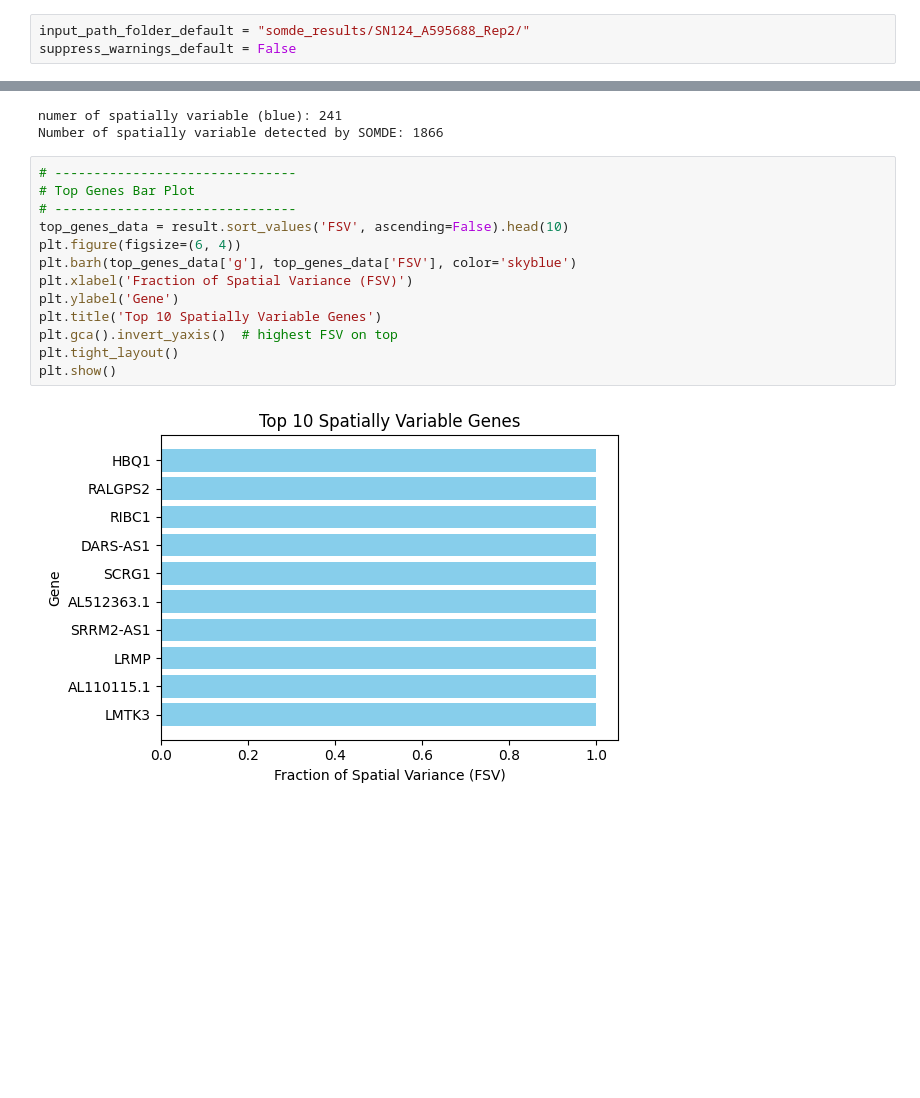
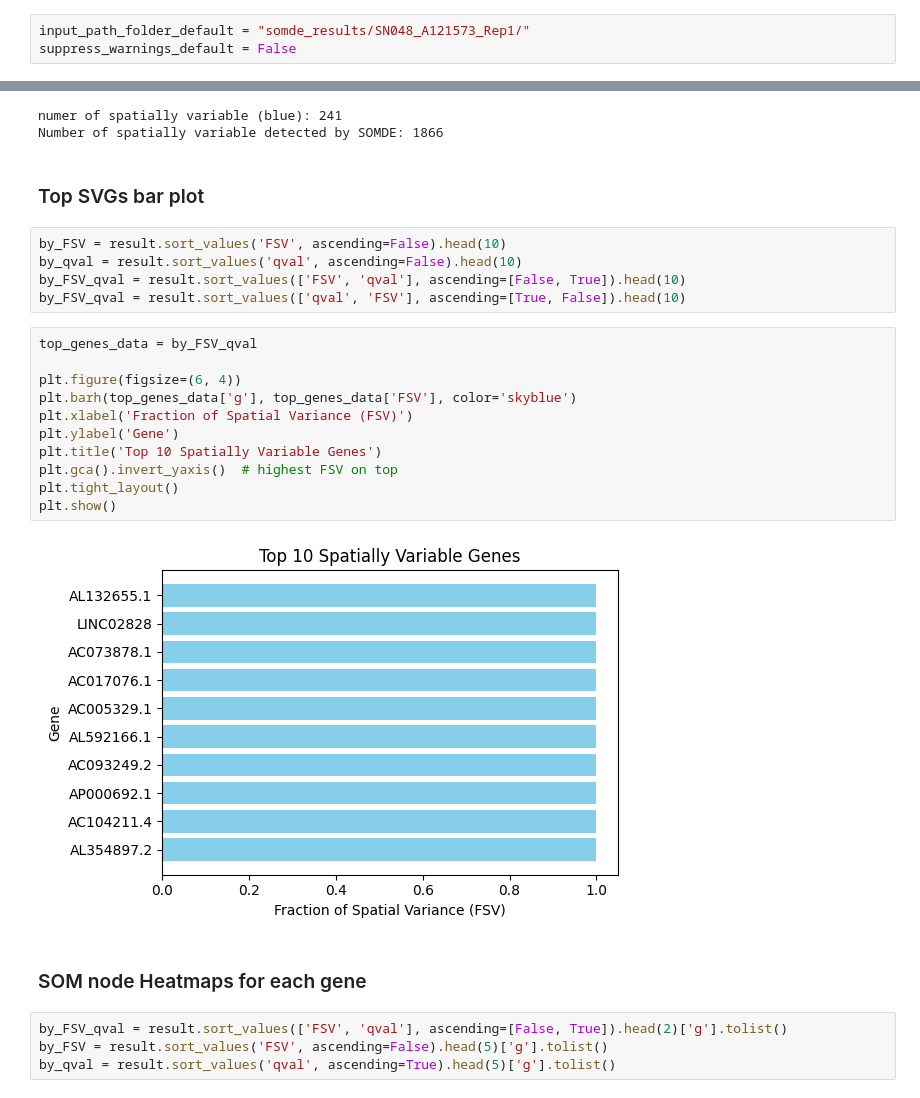
Before and after one commit to nikolienka24/IV114_ST, a Jupyter notebook: SOMDE_vizualizations.ipynb, the cells around one changed output, grey strips where cells are left out. Cells and saved outputs as stored; diff of their text form; blank space fills up the shorter version.

```diff
--- a/SOMDE_vizualizations.ipynb
+++ b/SOMDE_vizualizations.ipynb
@@ -6,7 +6,7 @@ Variables that can be modified in this notebook
 ---
 **Set following variables if you are running notebook interactively.**
 # %%
-input_path_folder_default = "somde_results/SN124_A595688_Rep2/"
+input_path_folder_default = "somde_results/SN048_A121573_Rep1/"
 suppress_warnings_default = False
 # %% [markdown]
 ### Load variables from CMD
@@ -146,18 +184,29 @@ print("Number of spatially variable detected by SOMDE:", sv_data['SVnum'].iloc[0
 # %% [output]
 numer of spatially variable (blue): 241
 Number of spatially variable detected by SOMDE: 1866
+# %% [markdown]
+### Top SVGs bar plot
+# %%
+by_FSV = result.sort_values('FSV', ascending=False).head(10)
+by_qval = result.sort_values('qval', ascending=False).head(10)
+by_FSV_qval = result.sort_values(['FSV', 'qval'], ascending=[False, True]).head(10)
+by_FSV_qval = result.sort_values(['qval', 'FSV'], ascending=[True, False]).head(10)
 # %%
-# -------------------------------
-# Top Genes Bar Plot
-# -------------------------------
-top_genes_data = result.sort_values('FSV', ascending=False).head(10)
+top_genes_data = by_FSV_qval
+
 plt.figure(figsize=(6, 4))
 plt.barh(top_genes_data['g'], top_genes_data['FSV'], color='skyblue')
 plt.xlabel('Fraction of Spatial Variance (FSV)')
 plt.ylabel('Gene')
 plt.title('Top 10 Spatially Variable Genes')
 plt.gca().invert_yaxis()  # highest FSV on top
 plt.tight_layout()
 plt.show()
 # %% [output]
-[figure, old version]
+[figure, new version]
+# %% [markdown]
+### SOM node Heatmaps for each gene
+# %%
+by_FSV_qval = result.sort_values(['FSV', 'qval'], ascending=[False, True]).head(2)['g'].tolist()
+by_FSV = result.sort_values('FSV', ascending=False).head(5)['g'].tolist()
+by_qval = result.sort_values('qval', ascending=True).head(5)['g'].tolist()
```
Also changed, not shown: parts of 7 cells of this notebook.
